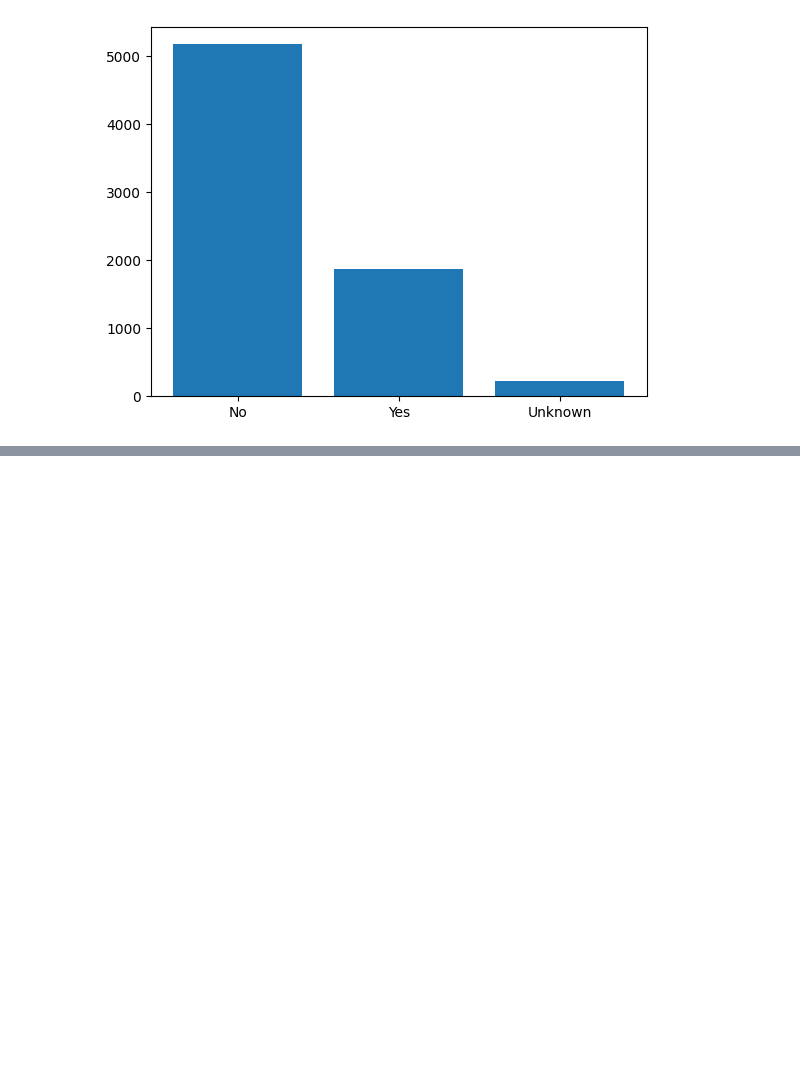
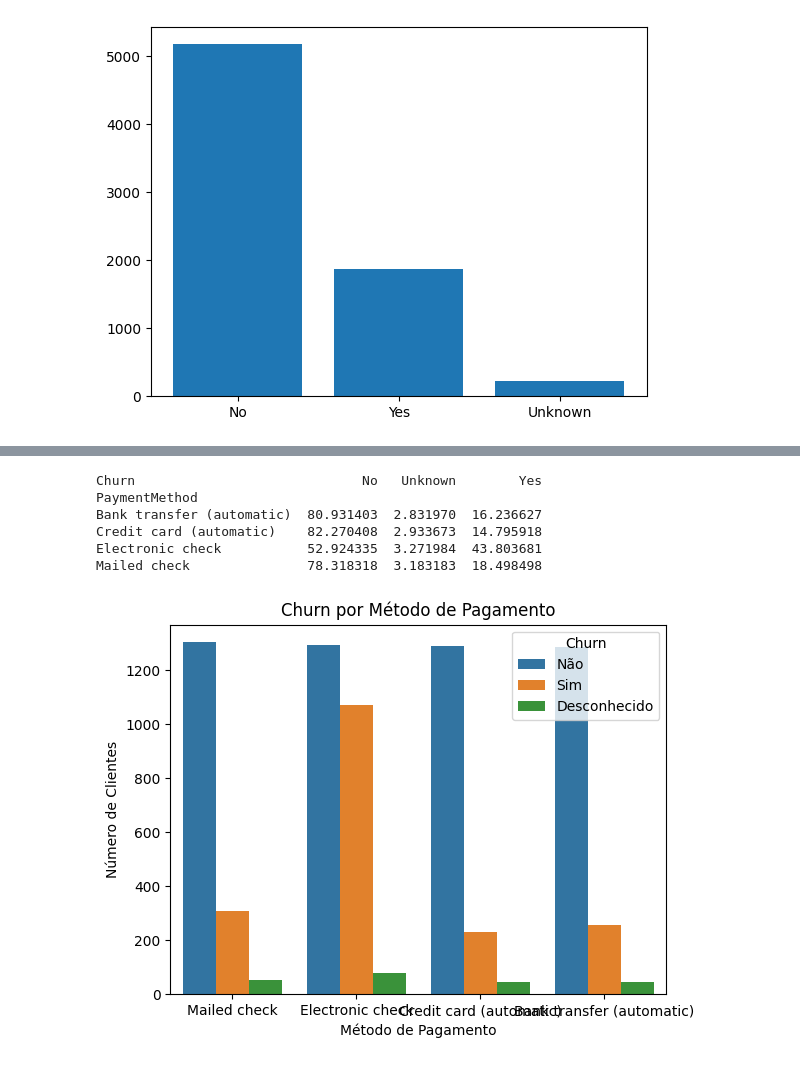
Before and after one commit to isenf/telecomx, a Jupyter notebook: Telecom_X.ipynb, the cells around one changed output, grey strips where cells are left out. Drawn from its saved outputs; the diff is of its cells as text; code cells hidden in the pictures; blank space fills up the shorter version.

```diff
--- a/Telecom_X.ipynb
+++ b/Telecom_X.ipynb
@@ -259,0 +299,11 @@ plt.show()
+# %%
+geraGrafico('PaymentMethod', 'Churn por Método de Pagamento', 'Método de Pagamento')
+geraTabela('PaymentMethod')
+# %% [output]
+Churn                             No   Unknown        Yes
+PaymentMethod
+Bank transfer (automatic)  80.931403  2.831970  16.236627
+Credit card (automatic)    82.270408  2.933673  14.795918
+Electronic check           52.924335  3.271984  43.803681
+Mailed check               78.318318  3.183183  18.498498
+[figure, added]
```
Also changed, not shown: parts of 11 cells of this notebook.
